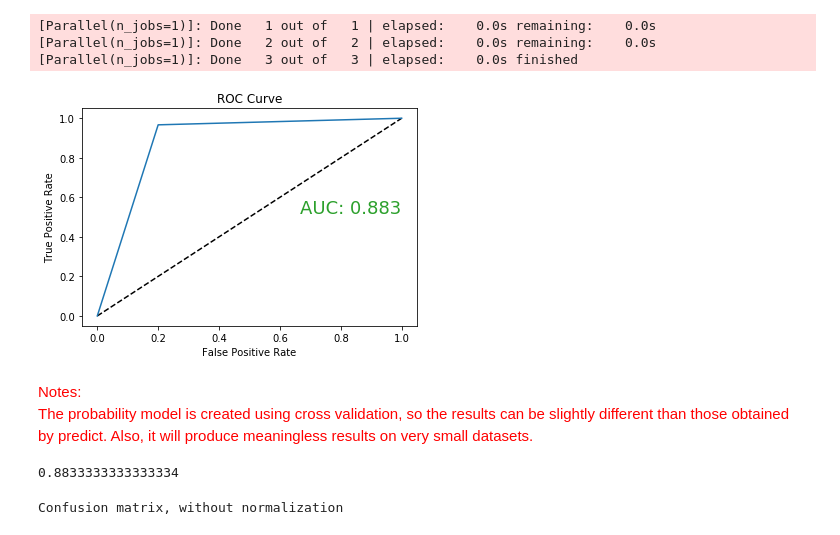
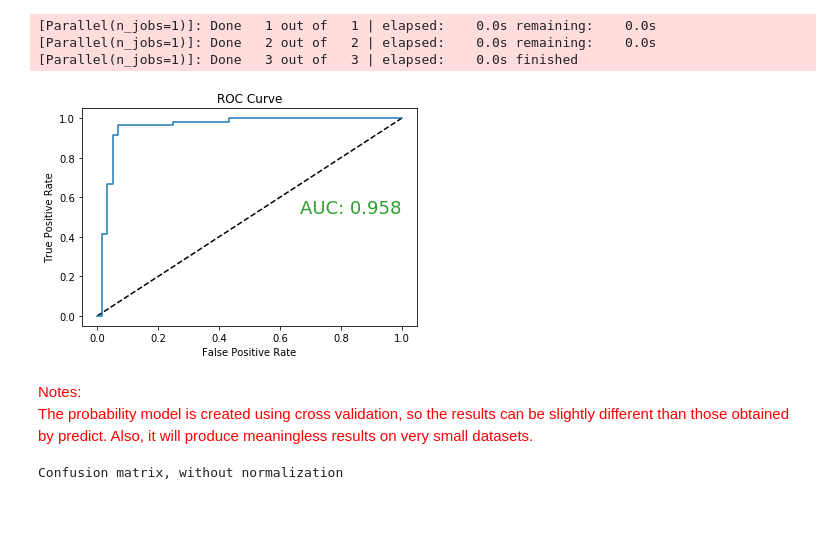
Before and after one commit to giovanimachado/mSc, a Jupyter notebook: mlModelsSVM_KFoldLooRepeated.ipynb, the cells around one changed output. Drawn from its saved outputs; the diff is of its cells as text; code cells hidden in the pictures.

```diff
--- a/mlModelsSVM_KFoldLooRepeated.ipynb
+++ b/mlModelsSVM_KFoldLooRepeated.ipynb
@@ -204,7 +204,7 @@ svm_clf = SVC(decision_function_shape="ovr")
 To turn on Fine-tunning: <br>
     define ft = 1
 # %%
-ft = 1
+ft = 0
 # %% [markdown]
 ### 1 - Random Search
 # %%
@@ -309,7 +264,7 @@ final_model = SVC(C=4.5081563130778655, cache_size=200, class_weight=None, coef0
 # %%
-gamma=0.07780729988248225
+gamma=0.08832478821901962
 # %%
-final_model = SVC(C=4.5081563130778655, cache_size=200, class_weight=None, coef0=0.0,
+final_model = SVC(C=5.860652869760619, cache_size=200, class_weight=None, coef0=0.0,
   decision_function_shape='ovr', degree=3, gamma=gamma,
   kernel='rbf', max_iter=-1, probability=True, random_state=None,
   shrinking=True, tol=0.001, verbose=False)
@@ -363,18 +320,16 @@ if y_scores.ndim == 2:
 [Parallel(n_jobs=1)]: Done   2 out of   2 | elapsed:    0.0s remaining:    0.0s
 [Parallel(n_jobs=1)]: Done   3 out of   3 | elapsed:    0.0s finished
 # %%
-plotRoc(y_train, y_train_pred)
+plotRoc(y_train, y_scores)
 # %% [output]
-[figure, old version]
+[figure, new version]
 # %% [markdown]
 <font color='red'>
 Notes:<br>
 The probability model is created using cross validation, so the results can be slightly different than those obtained by predict. Also, it will produce meaningless results on very small datasets.</font>
 # %%
-auc_train = roc_auc_score(y_train, y_train_pred)
-auc_train
+auc_cv = roc_auc_score(y_train, y_train_pred)
+#auc_cv
-# %% [output]
-0.8833333333333334
 # %%
 printcfm(y_train,y_train_pred,title='confusion matrix')
 # %% [output]
```
Also changed, not shown: parts of 37 cells of this notebook.
